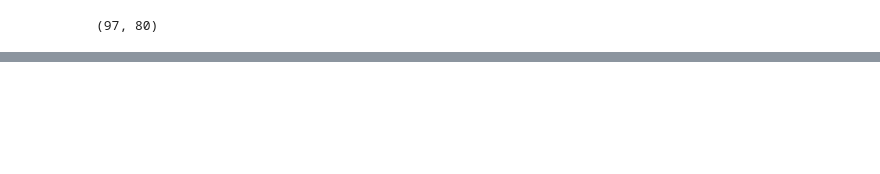
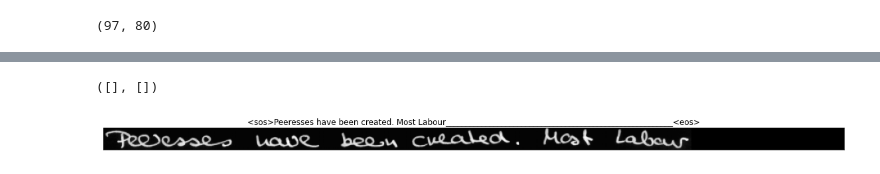
Before and after one commit to aktersnurra/text-recognizer, a Jupyter notebook: src/notebooks/04a-look-at-iam-lines.ipynb, the cells around one changed output, grey strips where cells are left out. Cells and saved outputs as stored; diff of their text form; code cells hidden in the pictures; blank space fills up the shorter version.

```diff
--- a/src/notebooks/04a-look-at-iam-lines.ipynb
+++ b/src/notebooks/04a-look-at-iam-lines.ipynb
@@ -98,0 +117,6 @@ torch.Size([234, 1, 28, 18])
+# %%
+target_transform = Compose([torch.tensor, AddTokens(init_token="<sos>", eos_token="<eos>")])
+# %%
+dataset = IamLinesDataset(train=True, init_token="<sos>", pad_token="_", eos_token="<eos>", target_transform=target_transform)
+dataset.load_or_generate_data()
+print(dataset)
@@ -98,0 +129,12 @@ torch.Size([234, 1, 28, 18])
+# %%
+data, target = dataset[0]
+sentence = convert_y_label_to_string(target, dataset)
+# %%
+plt.figure(figsize=(20, 20))
+plt.title(sentence)
+plt.imshow(data.squeeze(0).numpy(), cmap='gray')
+plt.xticks([])
+plt.yticks([])
+# %% [output]
+([], [])
+[figure, added]
```
Also changed, not shown: parts of 29 cells of this notebook, 45 other files.
